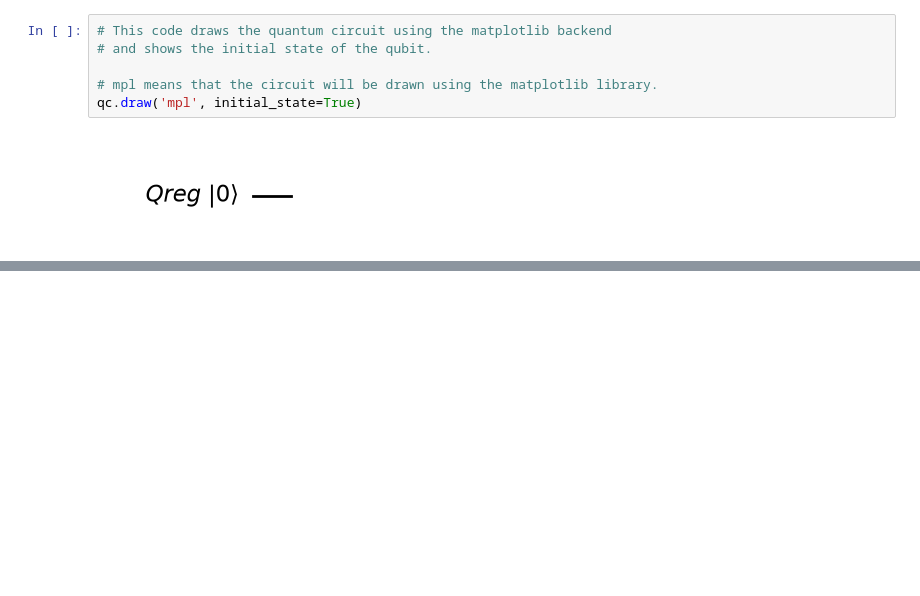
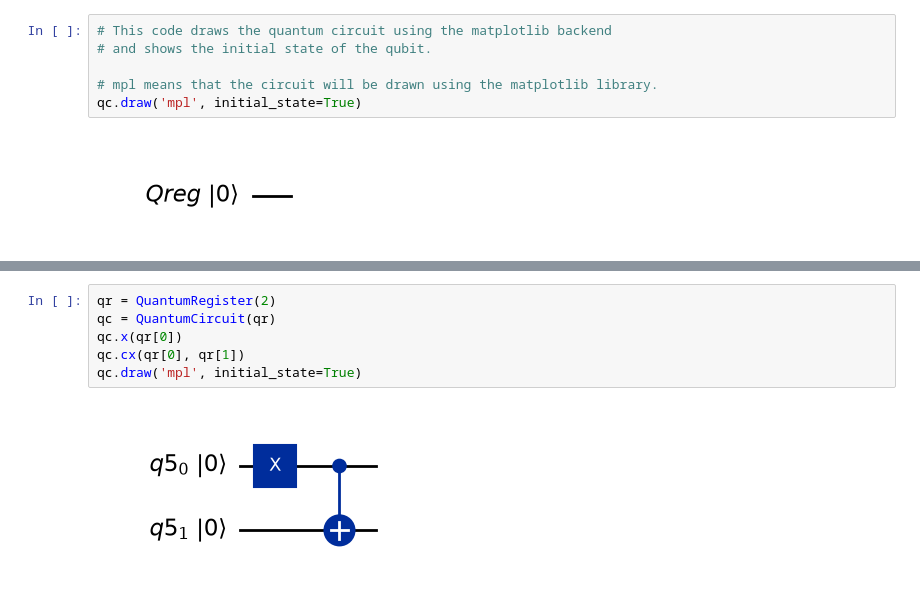
Before and after one commit to samuelfueter/IMAPP-Quantum_Computing, a Jupyter notebook: Jupyter Notebooks/Session_1.ipynb, the cells around one changed output, grey strips where cells are left out. Drawn from its saved outputs; the diff is of its cells as text; blank space fills up the shorter version.

```diff
--- a/Jupyter Notebooks/Session_1.ipynb
+++ b/Jupyter Notebooks/Session_1.ipynb
@@ -201,0 +310,8 @@ qc.draw('mpl', initial_state=True)
+# %%
+qr = QuantumRegister(2)
+qc = QuantumCircuit(qr)
+qc.x(qr[0])
+qc.cx(qr[0], qr[1])
+qc.draw('mpl', initial_state=True)
+# %% [output]
+[figure, added]
```
Also changed, not shown: parts of 19 cells of this notebook.
